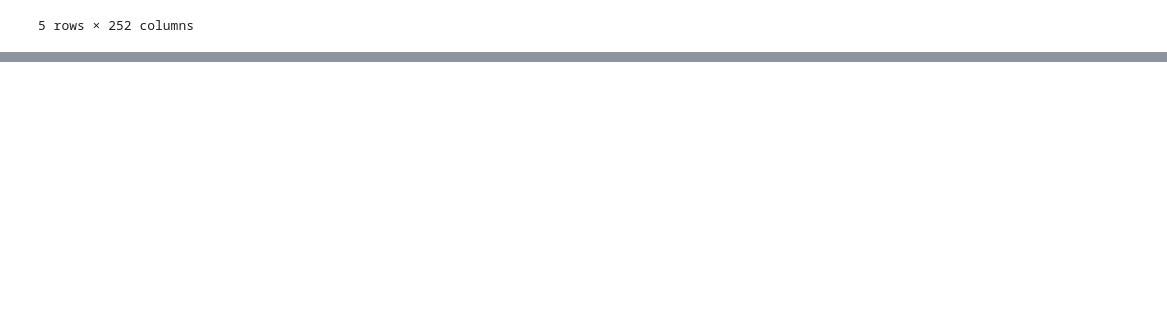
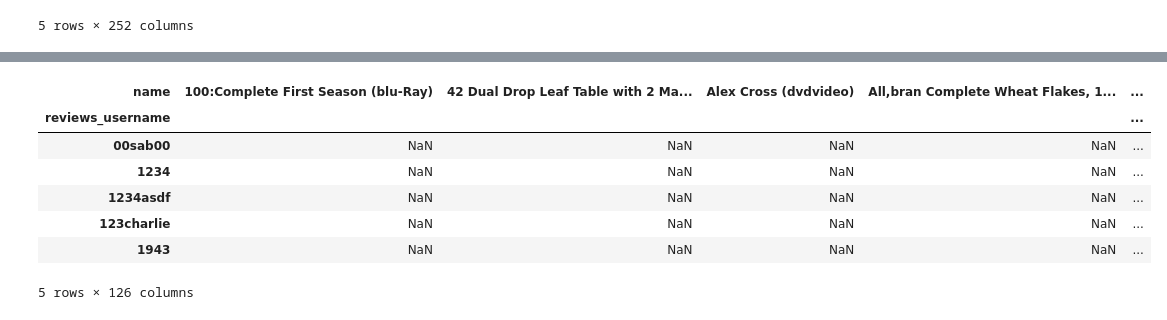
Before and after one commit to Kumaraguru-Muthuraj/_AIML_Code, a Jupyter notebook: _PythonNotebooks/_Course8_Recommendation_System/SentimentBasedRecommendationSystemV1.ipynb, the cells around one changed output, grey strips where cells are left out. Saved outputs shown, nothing was run; the diff lists cells and outputs as text; code cells hidden in the pictures; blank space fills up the shorter version.

```diff
--- a/_PythonNotebooks/_Course8_Recommendation_System/SentimentBasedRecommendationSystemV1.ipynb
+++ b/_PythonNotebooks/_Course8_Recommendation_System/SentimentBasedRecommendationSystemV1.ipynb
@@ -665,0 +713,4 @@ Name: sheila, dtype: float64
+# %%
+# Find out the common users of test and train dataset.
+common = test[test.reviews_username.isin(train.reviews_username)]
+common.shape
@@ -665,0 +728,14 @@ Name: sheila, dtype: float64
+# %%
+# convert into the user-item matrix.
+common_user_based_matrix = common.pivot_table(index='reviews_username', columns='name', values='reviews_rating')
+# %%
+common_user_based_matrix.head()
+# %% [output]
+| name | 100:Complete First Season (blu-Ray) | 42 Dual Drop Leaf Table with 2 Ma... | Alex Cross (dvdvideo) | All,bran Complete Wheat Flakes, 1... | ... |
+| reviews_username |  |  |  |  | ... |
+| 00sab00 | NaN | NaN | NaN | NaN | ... |
+| 1234 | NaN | NaN | NaN | NaN | ... |
+| 1234asdf | NaN | NaN | NaN | NaN | ... |
+| 123charlie | NaN | NaN | NaN | NaN | ... |
+| 1943 | NaN | NaN | NaN | NaN | ... |
+5 rows × 126 columns
```
Also changed, not shown: parts of 49 cells of this notebook.
